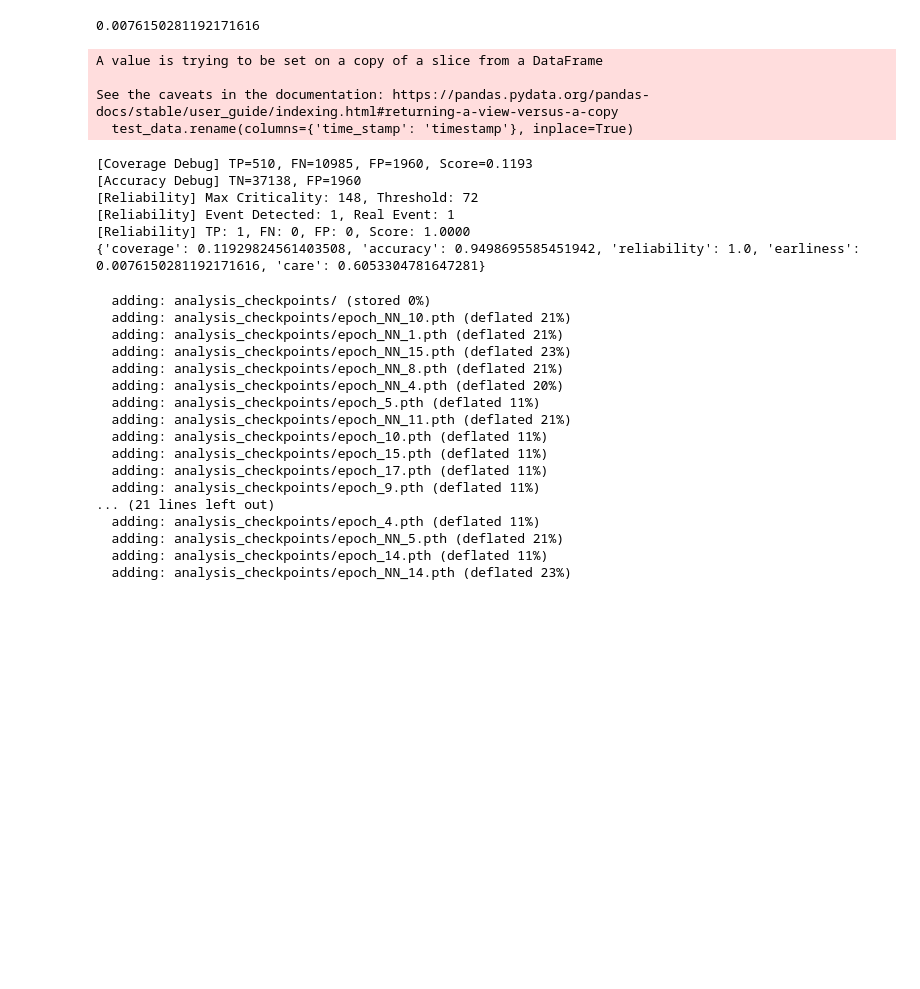
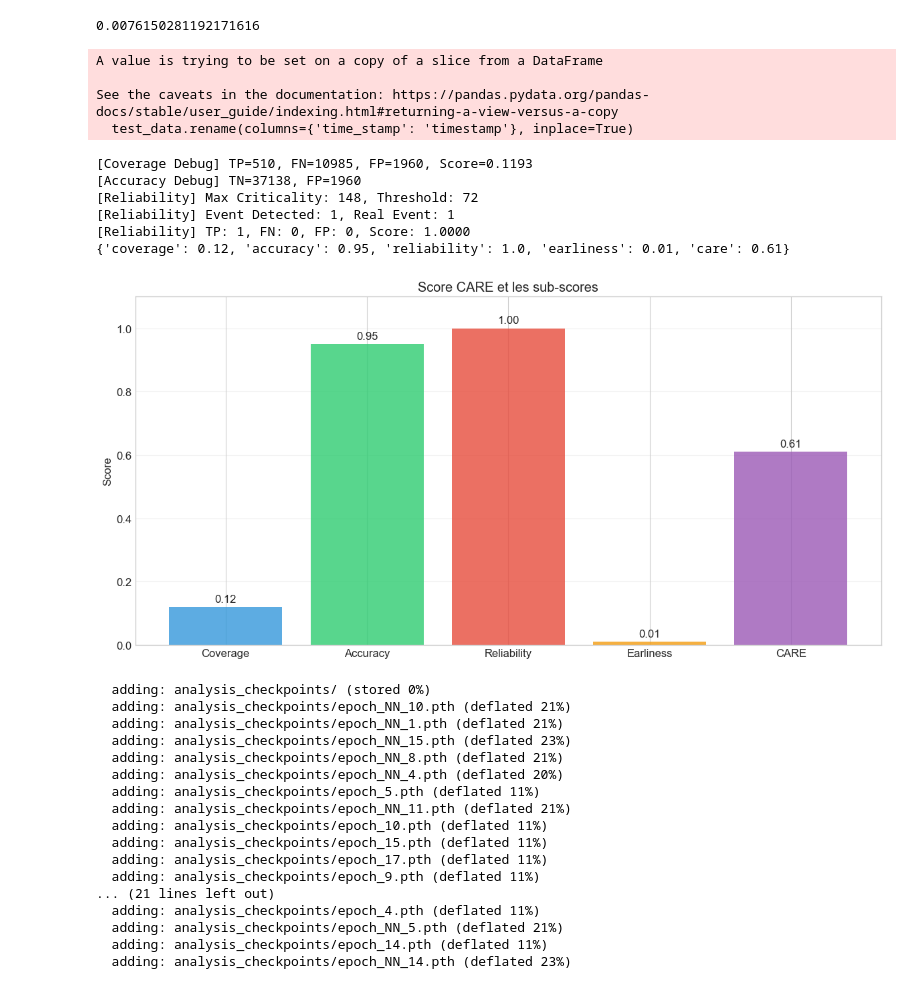
Before and after one commit to mohamedchnafy-ds/predective-maintenance, a Jupyter notebook: model/autoencoder_mohamed.ipynb, the cells around one changed output. Saved outputs shown, nothing was run; the diff lists cells and outputs as text; code cells hidden in the pictures; blank space fills up the shorter version.

```diff
--- a/model/autoencoder_mohamed.ipynb
+++ b/model/autoencoder_mohamed.ipynb
@@ -1542,25 +1542,28 @@ class CAREScore:
 # %%
 # Créer une instance de CAREScore
 # Créer une instance de CAREScore
 care_evaluator = CAREScore(omega1=1.0, omega2=1.0, omega3=1.0, omega4=2.0)
 
 # Calculer le score CARE
 # df est votre DataFrame original
 # anomaly_results est le DataFrame contenant les résultats de détection d'anomalies
 test_data.rename(columns={'time_stamp': 'timestamp'}, inplace=True)
 care_scores = care_evaluator.calculate_care_score(test_data, anomaly_results)
+care_scores = {k: round(v, 2) for k, v in care_scores.items()}
 print(care_scores)
+care_evaluator.visualize_care_score(care_scores)
 # %% [output]
 A value is trying to be set on a copy of a slice from a DataFrame
 
 See the caveats in the documentation: https://pandas.pydata.org/pandas-docs/stable/user_guide/indexing.html#returning-a-view-versus-a-copy
   test_data.rename(columns={'time_stamp': 'timestamp'}, inplace=True)
 [Coverage Debug] TP=510, FN=10985, FP=1960, Score=0.1193
 [Accuracy Debug] TN=37138, FP=1960
 [Reliability] Max Criticality: 148, Threshold: 72
 [Reliability] Event Detected: 1, Real Event: 1
 [Reliability] TP: 1, FN: 0, FP: 0, Score: 1.0000
-{'coverage': 0.11929824561403508, 'accuracy': 0.9498695585451942, 'reliability': 1.0, 'earliness': 0.0076150281192171616, 'care': 0.6053304781647281}
+{'coverage': 0.12, 'accuracy': 0.95, 'reliability': 1.0, 'earliness': 0.01, 'care': 0.61}
+[figure, added]
 # %%
 !zip -r analysis_checkpoints.zip analysis_checkpoints
 # %% [output]
```
Also changed, not shown: parts of 1 cell of this notebook.
